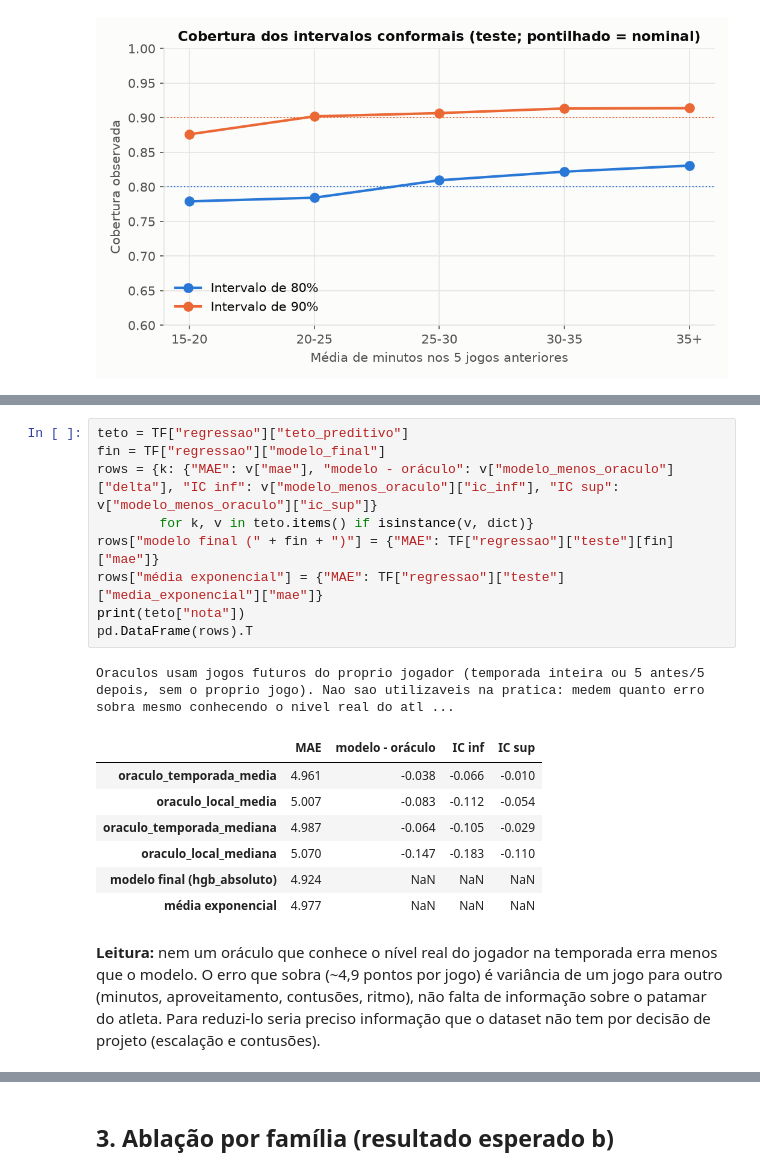
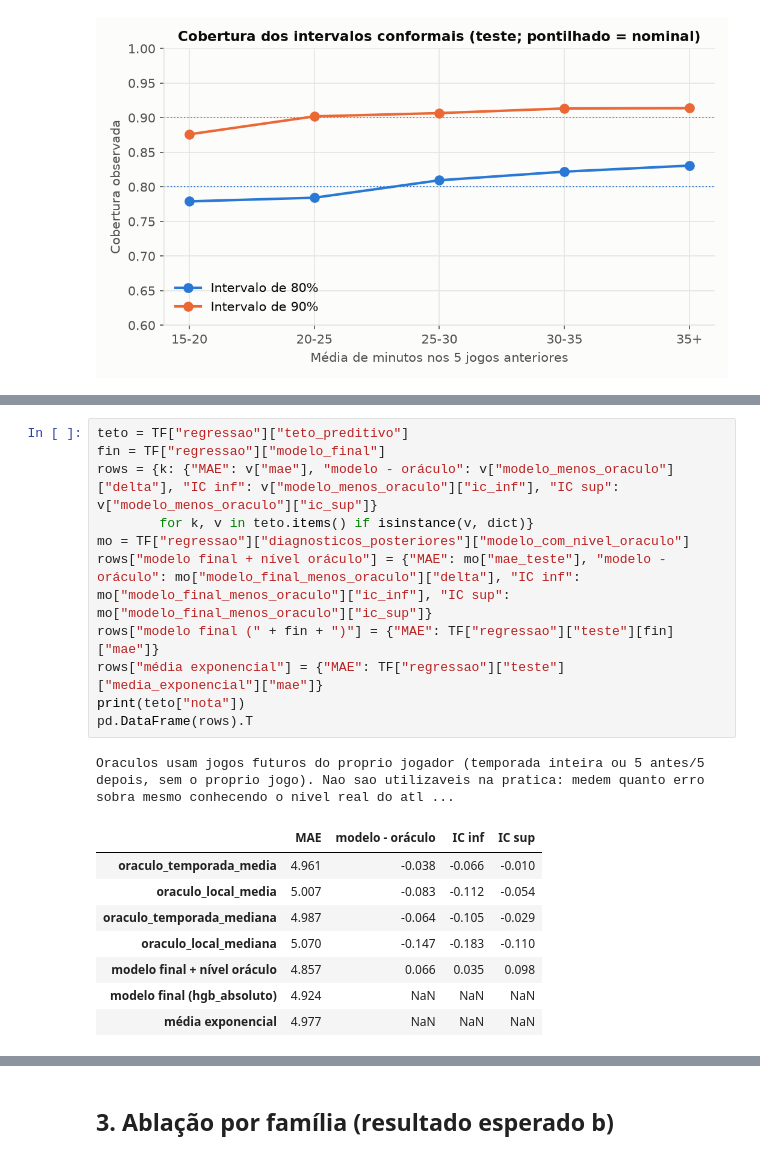
Before and after one commit to Grupo-carro-chefe/nba-player-scoring-prediction, a Jupyter notebook: notebooks/04_incerteza_teto_e_erros.ipynb, the cells around one changed output, grey strips where cells are left out. Cells and saved outputs as stored; diff of their text form.

```diff
--- a/notebooks/04_incerteza_teto_e_erros.ipynb
+++ b/notebooks/04_incerteza_teto_e_erros.ipynb
@@ -64,20 +64,21 @@ Oráculos que **trapaceiam** de propósito: conhecem o nível real do jogador na
 # %%
 teto = TF["regressao"]["teto_preditivo"]
 fin = TF["regressao"]["modelo_final"]
 rows = {k: {"MAE": v["mae"], "modelo - oráculo": v["modelo_menos_oraculo"]["delta"], "IC inf": v["modelo_menos_oraculo"]["ic_inf"], "IC sup": v["modelo_menos_oraculo"]["ic_sup"]}
         for k, v in teto.items() if isinstance(v, dict)}
+mo = TF["regressao"]["diagnosticos_posteriores"]["modelo_com_nivel_oraculo"]
+rows["modelo final + nível oráculo"] = {"MAE": mo["mae_teste"], "modelo - oráculo": mo["modelo_final_menos_oraculo"]["delta"], "IC inf": mo["modelo_final_menos_oraculo"]["ic_inf"], "IC sup": mo["modelo_final_menos_oraculo"]["ic_sup"]}
 rows["modelo final (" + fin + ")"] = {"MAE": TF["regressao"]["teste"][fin]["mae"]}
 rows["média exponencial"] = {"MAE": TF["regressao"]["teste"]["media_exponencial"]["mae"]}
 print(teto["nota"])
 pd.DataFrame(rows).T
 # %% [output]
 Oraculos usam jogos futuros do proprio jogador (temporada inteira ou 5 antes/5 depois, sem o proprio jogo). Nao sao utilizaveis na pratica: medem quanto erro sobra mesmo conhecendo o nivel real do atl ...
 |  | MAE | modelo - oráculo | IC inf | IC sup |
 | oraculo_temporada_media | 4.961 | -0.038 | -0.066 | -0.010 |
 | oraculo_local_media | 5.007 | -0.083 | -0.112 | -0.054 |
 | oraculo_temporada_mediana | 4.987 | -0.064 | -0.105 | -0.029 |
 | oraculo_local_mediana | 5.070 | -0.147 | -0.183 | -0.110 |
+| modelo final + nível oráculo | 4.857 | 0.066 | 0.035 | 0.098 |
 | modelo final (hgb_absoluto) | 4.924 | NaN | NaN | NaN |
 | média exponencial | 4.977 | NaN | NaN | NaN |
-# %% [markdown]
-**Leitura:** nem um oráculo que conhece o nível real do jogador na temporada erra menos que o modelo. O erro que sobra (~4,9 pontos por jogo) é variância de um jogo para outro (minutos, aproveitamento, contusões, ritmo), não falta de informação sobre o patamar do atleta. Para reduzi-lo seria preciso informação que o dataset não tem por decisão de projeto (escalação e contusões).
```
Also changed, not shown: parts of 6 cells of this notebook, 26 other files.
